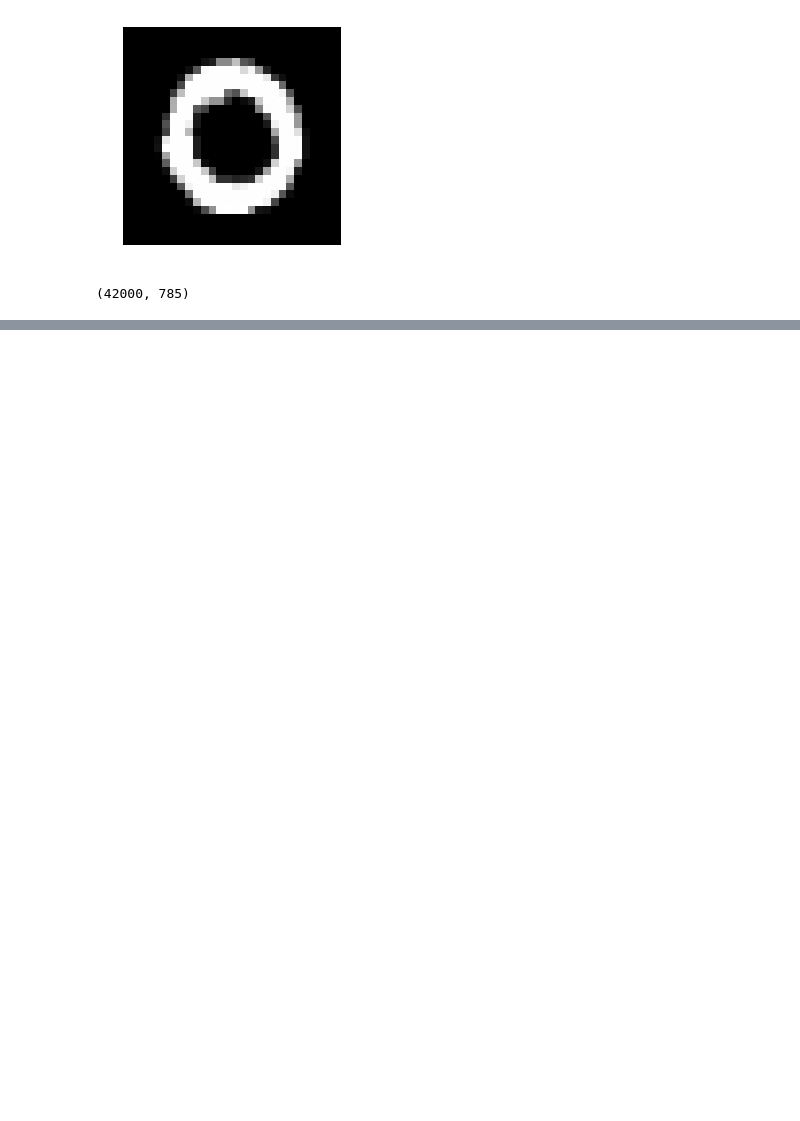
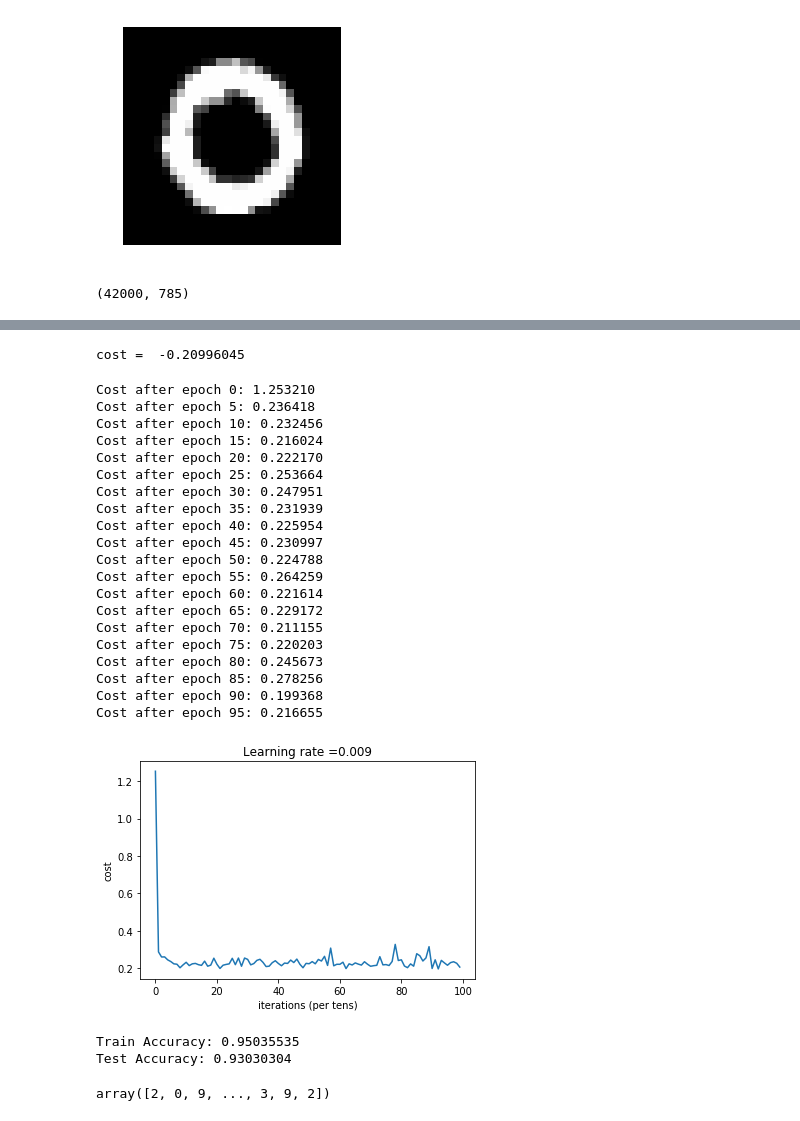
Before and after one commit to azouari/data-science, a Jupyter notebook: warmups/digit-recognizer/Digit Recognizer.ipynb, the cells around one changed output, grey strips where cells are left out. Drawn from its saved outputs; the diff is of its cells as text; code cells hidden in the pictures; blank space fills up the shorter version.

```diff
--- a/warmups/digit-recognizer/Digit Recognizer.ipynb
+++ b/warmups/digit-recognizer/Digit Recognizer.ipynb
@@ -33,3 +53,10 @@ train.values.shape
+# %%
+X_train, X_test, y_train, y_test = train_test_split( X, y, test_size=0.33, random_state=42)
+X_train=X_train.reshape(X_train.shape[0],28,28,1)
+X_test=X_test.reshape(X_test.shape[0],28,28,1)
+y_train = convert_to_one_hot(y_train,10).T
+y_test = convert_to_one_hot(y_test, 10).T
+X_Test = test.values.reshape(test.values.shape[0],28,28,1)
 # %%
 import tensorflow as tf
 # %%
@@ -133,7 +135,7 @@ def forward_propagation(X, parameters):
     Z2 = tf.nn.conv2d(P1, W2, strides=[1,1,1,1], padding="VALID")
 
     #RELU
-    A2 = tn.nn.relu(Z2)
+    A2 = tf.nn.relu(Z2)
 
     #MAXPOOL window 2x2, stride = 2, padding 'VALID'
     P2 = tf.nn.max_pool(A2, ksize=[1,2,2,1], strides=[1,2,2,1], padding="VALID")
@@ -142,6 +144,6 @@ def forward_propagation(X, parameters):
     P2 = tf.contrib.layers.flatten(P2)
 
     #Fully Connected
-    Z3 = tf.contrib.layers.fully_connected(P2, 9, activation_fn=None)
+    Z3 = tf.contrib.layers.fully_connected(P2, 10, activation_fn=None)
 
     return Z3
@@ -147,0 +164,33 @@ def forward_propagation(X, parameters):
+# %%
+def compute_cost(Z3, Y):
+    """
+    Compute the cost
+
+    Arguments:
+    Z3 -- Output of forward propagation (output of the last LINEAR unit), of shape(10, number of examples)
+    Y -- "True" labels vector placeholder same shape as Z3
+
+    Returns:
+    cost - Tensor of the cost function
+    """
+
+    cost = tf.reduce_mean(tf.nn.softmax_cross_entropy_with_logits(logits=Z3, labels=Y))
+
+    return cost
+# %%
+tf.reset_default_graph()
+
+with tf.Session() as sess:
+    np.random.seed(1)
+    X, Y = create_placeholders(32,32,1,10)
+    #print(Y)
+    parameters = initialize_parameters()
+    Z3 = forward_propagation(X, parameters)
+    #print(Z3)
+    cost = compute_cost(Z3, Y)
+    init = tf.global_variables_initializer()
+    sess.run(init)
+    a = sess.run(cost , { X: np.random.randn(100,32,32,1), Y: np.random.randn(100,10)})
+    print("cost = ", a)
+# %% [output]
+cost =  -0.20996045
@@ -147,0 +313,27 @@ def forward_propagation(X, parameters):
+# %%
+tf.reset_default_graph()
+_, _, parameters, predictions = model(X_train, y_train, X_test, y_test,X_Test)
+# %% [output]
+Cost after epoch 0: 1.253210
+Cost after epoch 5: 0.236418
+Cost after epoch 10: 0.232456
+Cost after epoch 15: 0.216024
+Cost after epoch 20: 0.222170
+Cost after epoch 25: 0.253664
+Cost after epoch 30: 0.247951
+Cost after epoch 35: 0.231939
+Cost after epoch 40: 0.225954
+Cost after epoch 45: 0.230997
+Cost after epoch 50: 0.224788
+Cost after epoch 55: 0.264259
+Cost after epoch 60: 0.221614
+Cost after epoch 65: 0.229172
+Cost after epoch 70: 0.211155
+Cost after epoch 75: 0.220203
+Cost after epoch 80: 0.245673
+Cost after epoch 85: 0.278256
+Cost after epoch 90: 0.199368
+Cost after epoch 95: 0.216655
+[figure, added]
+Train Accuracy: 0.95035535
+Test Accuracy: 0.93030304
@@ -147,0 +342,4 @@ def forward_propagation(X, parameters):
+# %%
+predictions
+# %% [output]
+array([2, 0, 9, ..., 3, 9, 2])
```
Also changed, not shown: parts of 15 cells of this notebook, 1 other file.
